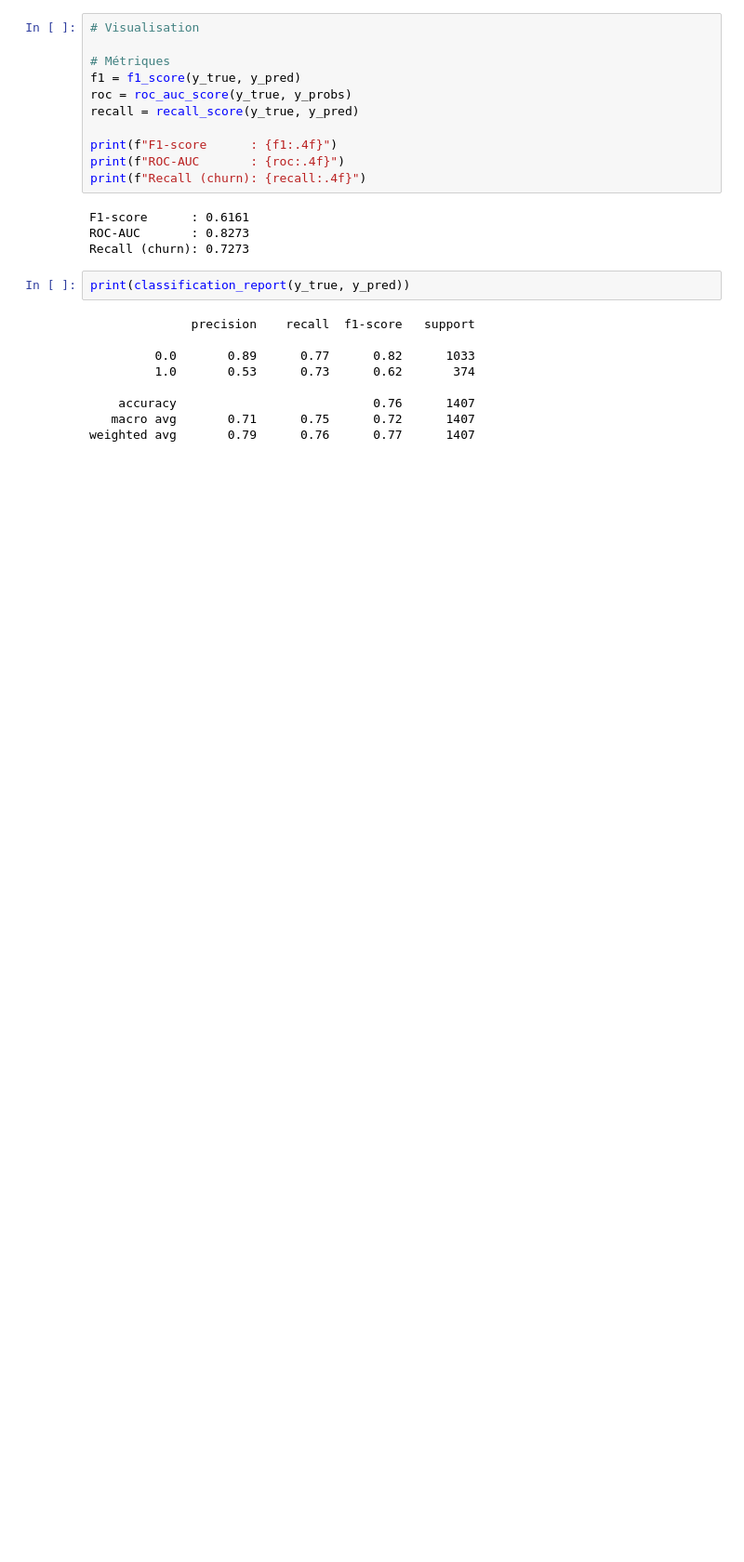
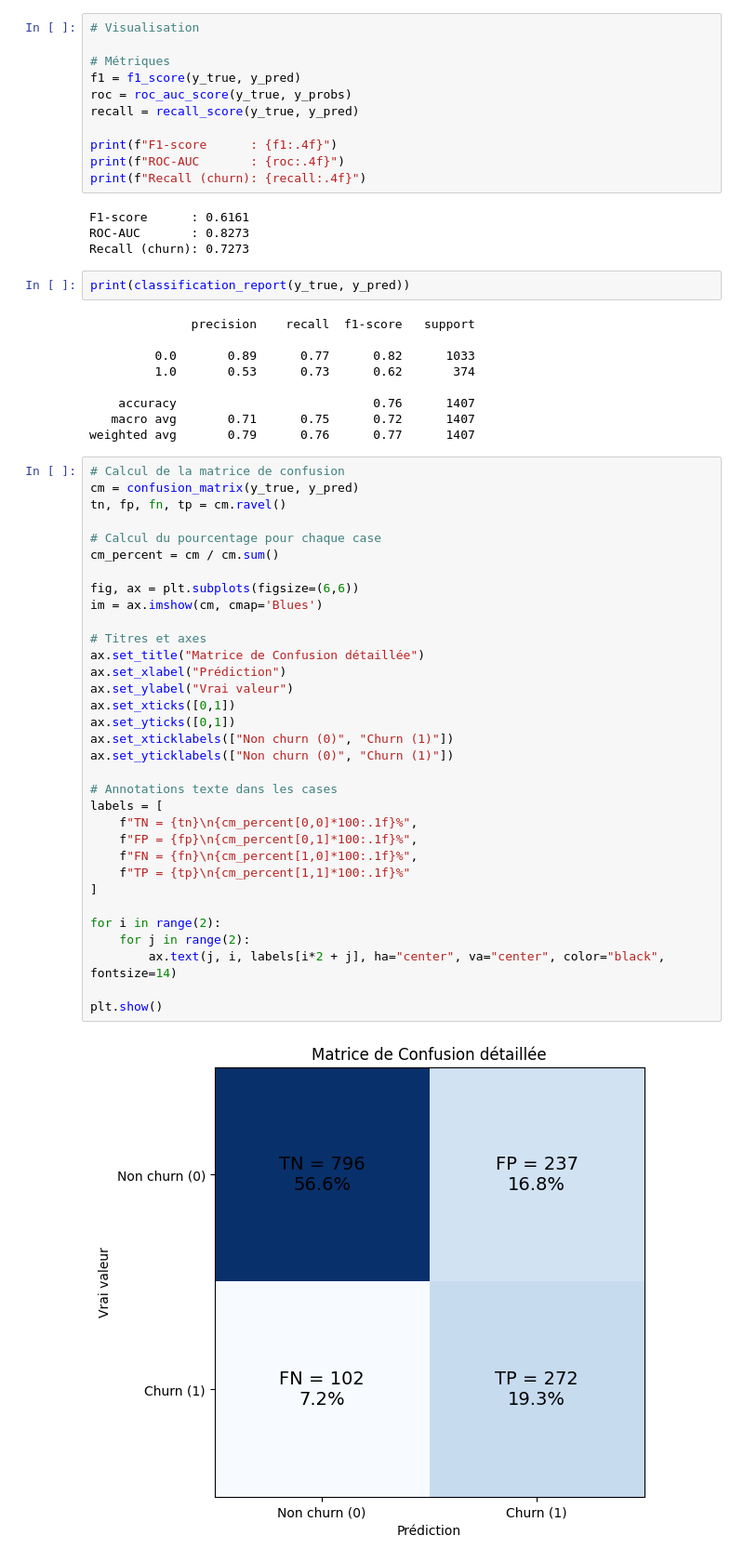
Before and after one commit to Malek-Boumedine/brief_deep_learning, a Jupyter notebook: modelisation_pytorch.ipynb, the cells around one changed output. Shown at 93% size. Cells and saved outputs as stored; diff of their text form; blank space fills up the shorter version.

Commit message:
ajout matrix de confusion

```diff
--- a/modelisation_pytorch.ipynb
+++ b/modelisation_pytorch.ipynb
@@ -348,3 +349,38 @@ print(classification_report(y_true, y_pred))
     accuracy                           0.76      1407
    macro avg       0.71      0.75      0.72      1407
 weighted avg       0.79      0.76      0.77      1407
+# %%
+# Calcul de la matrice de confusion
+cm = confusion_matrix(y_true, y_pred)
+tn, fp, fn, tp = cm.ravel()
+
+# Calcul du pourcentage pour chaque case
+cm_percent = cm / cm.sum()
+
+fig, ax = plt.subplots(figsize=(6,6))
+im = ax.imshow(cm, cmap='Blues')
+
+# Titres et axes
+ax.set_title("Matrice de Confusion détaillée")
+ax.set_xlabel("Prédiction")
+ax.set_ylabel("Vrai valeur")
+ax.set_xticks([0,1])
+ax.set_yticks([0,1])
+ax.set_xticklabels(["Non churn (0)", "Churn (1)"])
+ax.set_yticklabels(["Non churn (0)", "Churn (1)"])
+
+# Annotations texte dans les cases
+labels = [
+    f"TN = {tn}\n{cm_percent[0,0]*100:.1f}%",
+    f"FP = {fp}\n{cm_percent[0,1]*100:.1f}%",
+    f"FN = {fn}\n{cm_percent[1,0]*100:.1f}%",
+    f"TP = {tp}\n{cm_percent[1,1]*100:.1f}%"
+]
+
+for i in range(2):
+    for j in range(2):
+        ax.text(j, i, labels[i*2 + j], ha="center", va="center", color="black", fontsize=14)
+
+plt.show()
+# %% [output]
+[figure, added]
```
Also changed, not shown: parts of 1 cell of this notebook.
